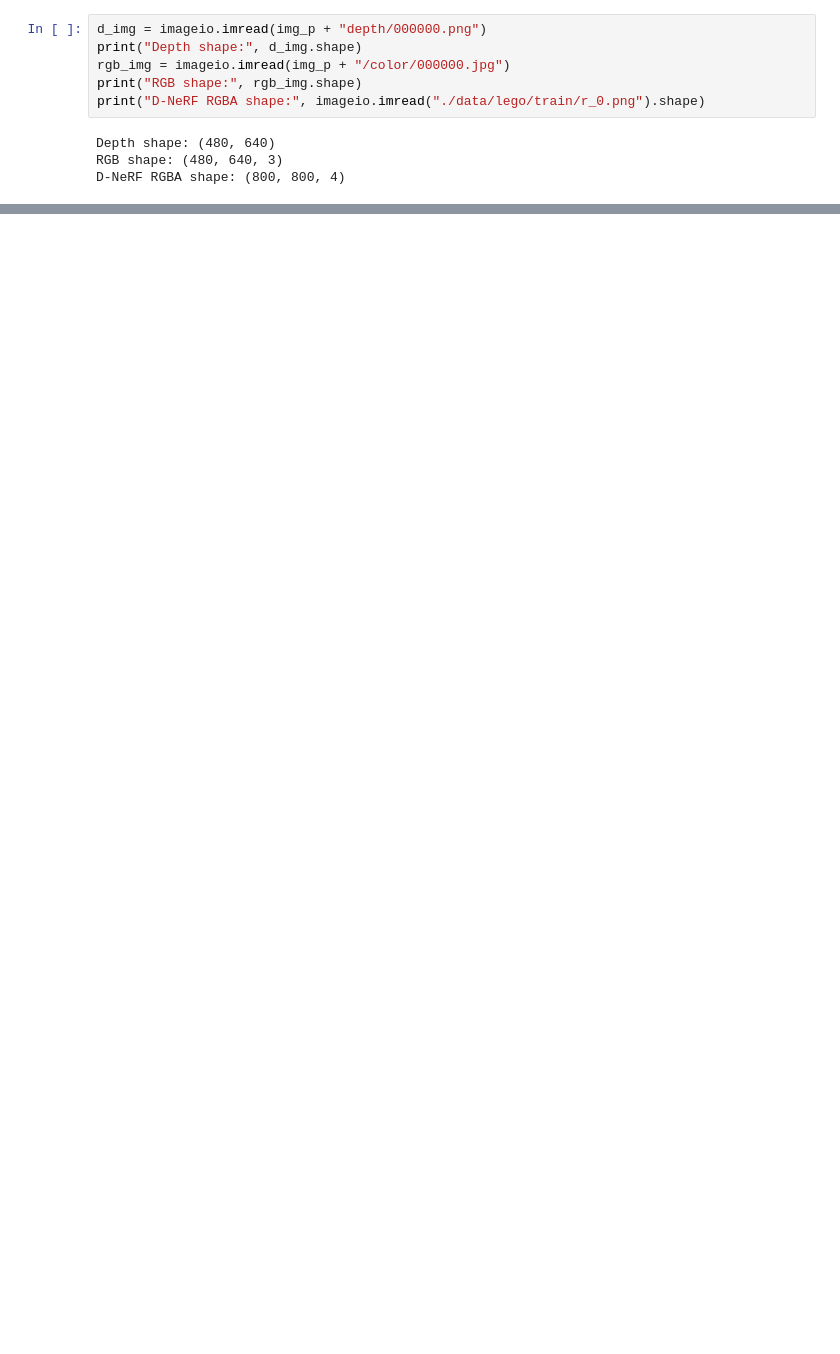
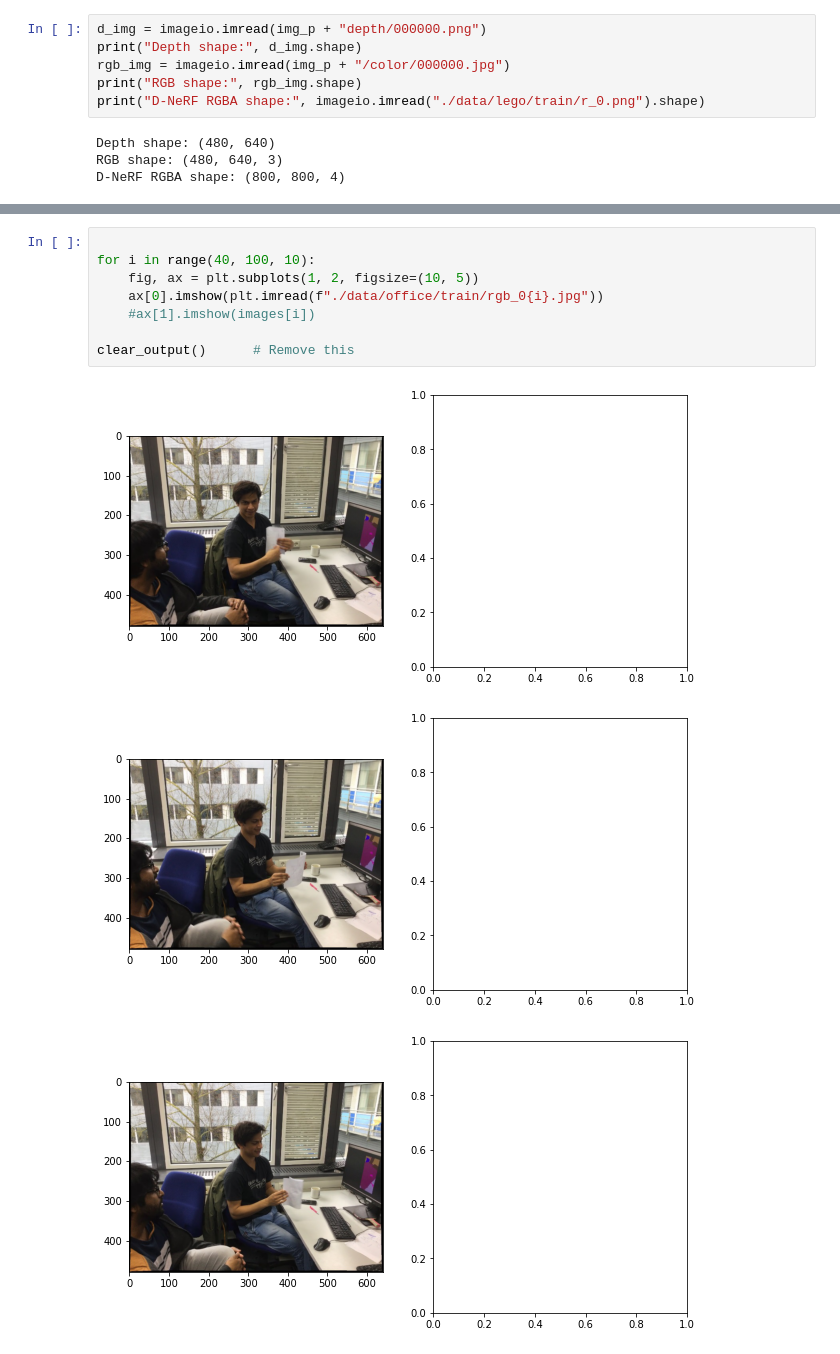
Before and after one commit to philippwulff/DGD-NeRF, a Jupyter notebook: eda_deepdeform.ipynb, the cells around one changed output, grey strips where cells are left out. Cells and saved outputs as stored; diff of their text form; blank space fills up the shorter version.

```diff
--- a/eda_deepdeform.ipynb
+++ b/eda_deepdeform.ipynb
@@ -162,0 +182,12 @@ plt.imshow(imageio.imread("./data/lego/train/r_0.png")[300:, :500, :3])
+# %%
+
+for i in range(40, 100, 10):
+    fig, ax = plt.subplots(1, 2, figsize=(10, 5))
+    ax[0].imshow(plt.imread(f"./data/office/train/rgb_0{i}.jpg"))
+    #ax[1].imshow(images[i])
+
+clear_output()      # Remove this
+# %% [output]
+[figure, added]
+[figure, added]
+[figure, added]
```
Also changed, not shown: parts of 15 cells of this notebook, 4 other files.
